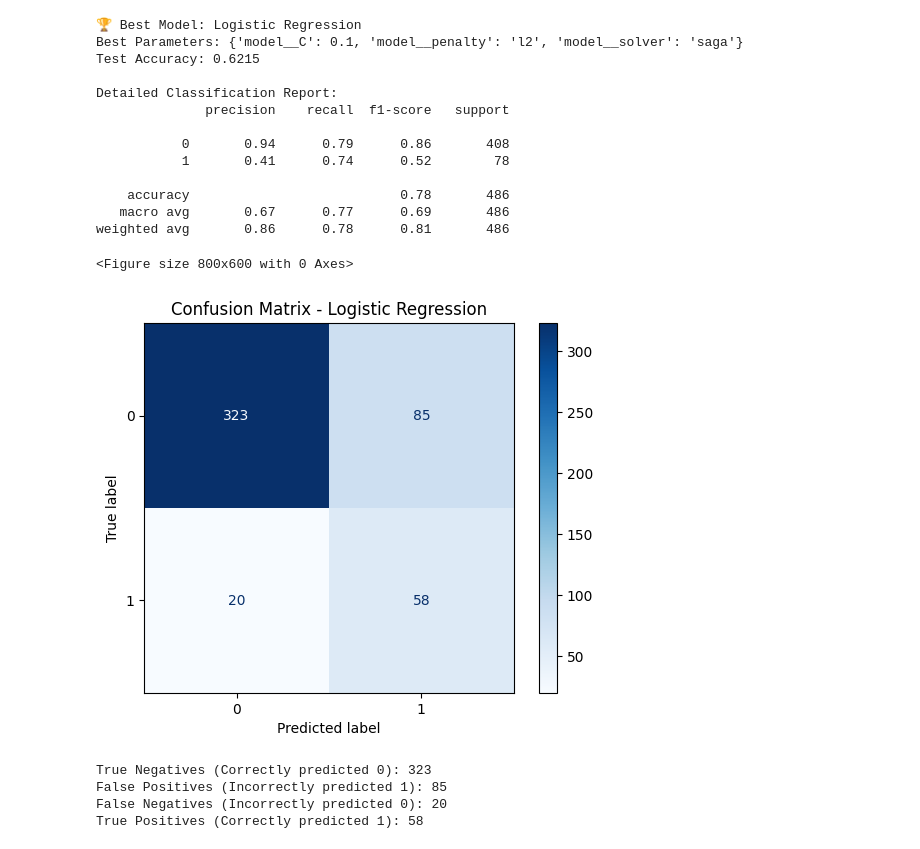
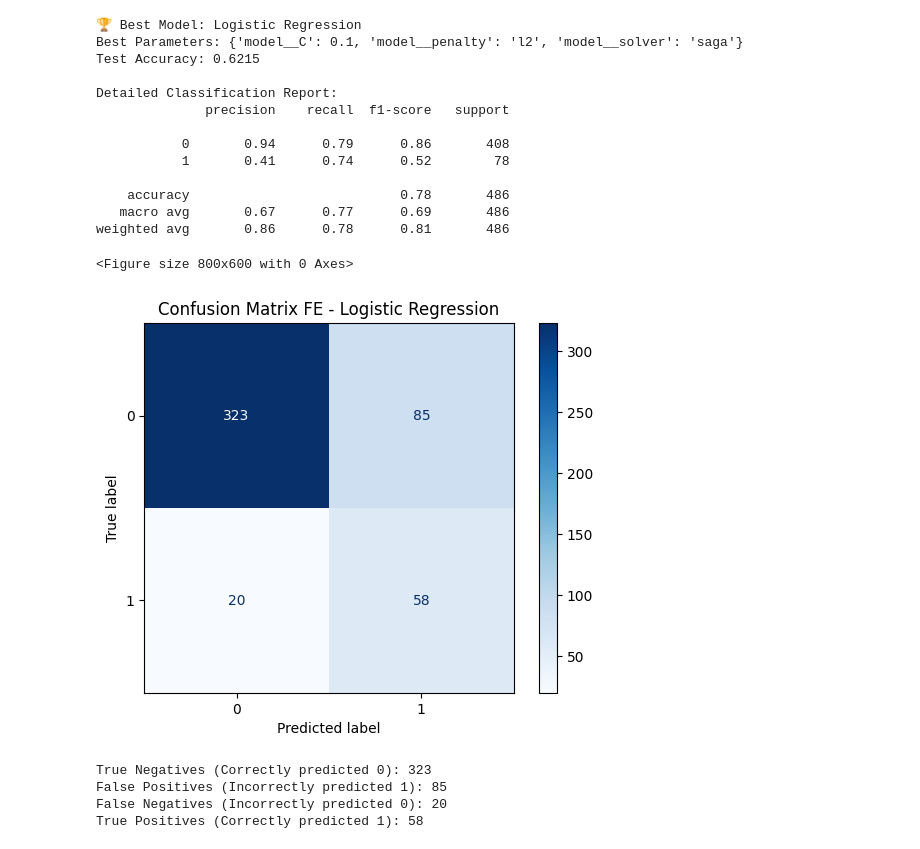
Before and after one commit to remiljw/Capstone-Employee-Churn, a Jupyter notebook: models/feature_eng.ipynb, the cells around one changed output. Drawn from its saved outputs; the diff is of its cells as text; code cells hidden in the pictures.

```diff
--- a/models/feature_eng.ipynb
+++ b/models/feature_eng.ipynb
@@ -793,22 +793,22 @@ weighted avg       0.86      0.78      0.81       486
 # %%
 from sklearn.metrics import ConfusionMatrixDisplay
 
 plt.figure(figsize=(8, 6))
 cm = confusion_matrix(y_test, y_pred_best)
 disp = ConfusionMatrixDisplay(confusion_matrix=cm, display_labels=[0, 1])
 disp.plot(cmap='Blues', values_format='d')
-plt.title(f'Confusion Matrix - {best_model_name}')
+plt.title(f'Confusion Matrix FE - {best_model_name}')
 plt.show()
 
 # Calculate additional insights
 tn, fp, fn, tp = cm.ravel()
 print(f"True Negatives (Correctly predicted 0): {tn}")
 print(f"False Positives (Incorrectly predicted 1): {fp}")
 print(f"False Negatives (Incorrectly predicted 0): {fn}")
 print(f"True Positives (Correctly predicted 1): {tp}")
 # %% [output]
 <Figure size 800x600 with 0 Axes>
-[figure, old version]
+[figure, new version]
 True Negatives (Correctly predicted 0): 323
 False Positives (Incorrectly predicted 1): 85
 False Negatives (Incorrectly predicted 0): 20
```
